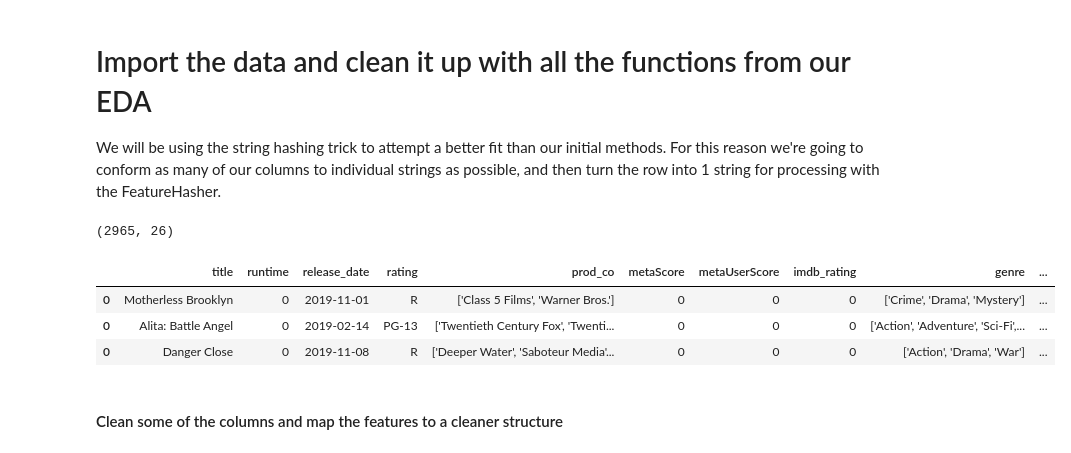
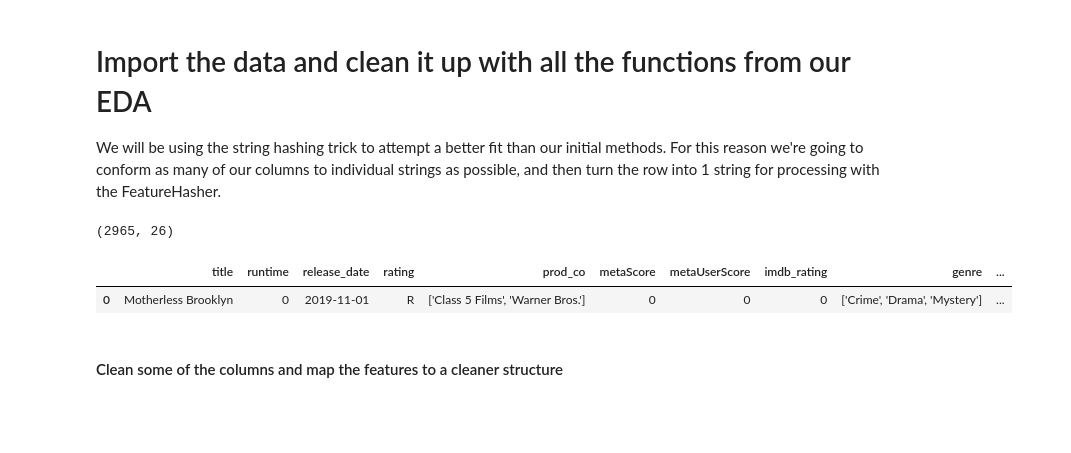
Before and after one commit to Tyler-Owen-Morris/film-revenue-predictor, a Jupyter notebook: src/Feature_Engineering_&_Modeling.ipynb, the cells around one changed output. Cells and saved outputs as stored; diff of their text form; code cells hidden in the pictures; blank space fills up the shorter version.

```diff
--- a/src/Feature_Engineering_&_Modeling.ipynb
+++ b/src/Feature_Engineering_&_Modeling.ipynb
@@ -51,12 +52,10 @@ films.shape
 # %%
 #Reset the index now that all films are in 1 dataframe
 #films = films.reset_index(drop=True)
-films.head(3)
+films.head(1)
 # %% [output]
 |  | title | runtime | release_date | rating | prod_co | metaScore | metaUserScore | imdb_rating | genre | ... |
 | 0 | Motherless Brooklyn | 0 | 2019-11-01 | R | ['Class 5 Films', 'Warner Bros.'] | 0 | 0 | 0 | ['Crime', 'Drama', 'Mystery'] | ... |
-| 0 | Alita: Battle Angel | 0 | 2019-02-14 | PG-13 | ['Twentieth Century Fox', 'Twenti... | 0 | 0 | 0 | ['Action', 'Adventure', 'Sci-Fi',... | ... |
-| 0 | Danger Close | 0 | 2019-11-08 | R | ['Deeper Water', 'Saboteur Media'... | 0 | 0 | 0 | ['Action', 'Drama', 'War'] | ... |
 # %% [markdown]
 #### Clean some of the columns and map the features to a cleaner structure
 # %%
```
Also changed, not shown: parts of 17 cells of this notebook, 19 other files.
